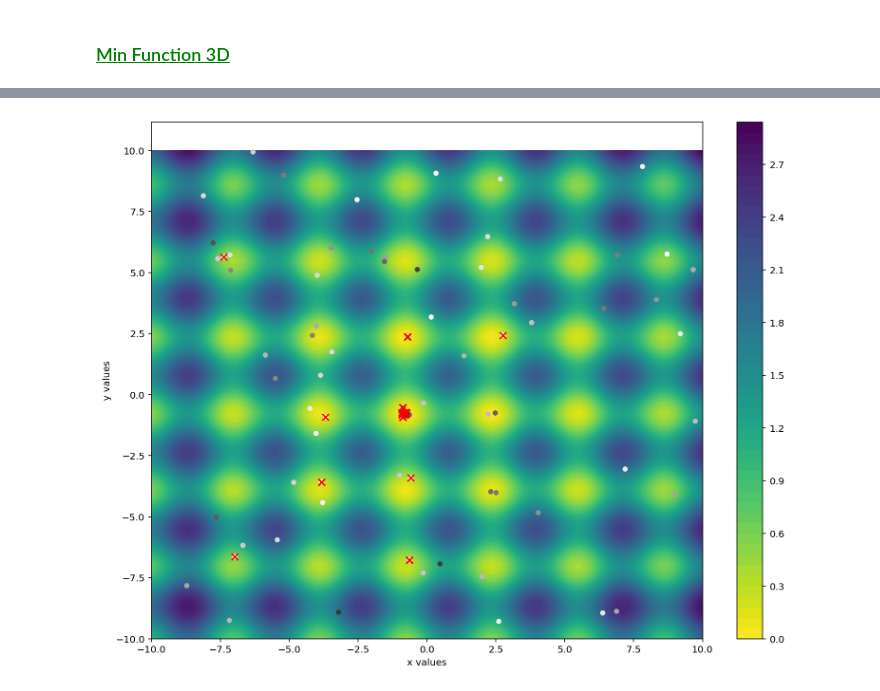
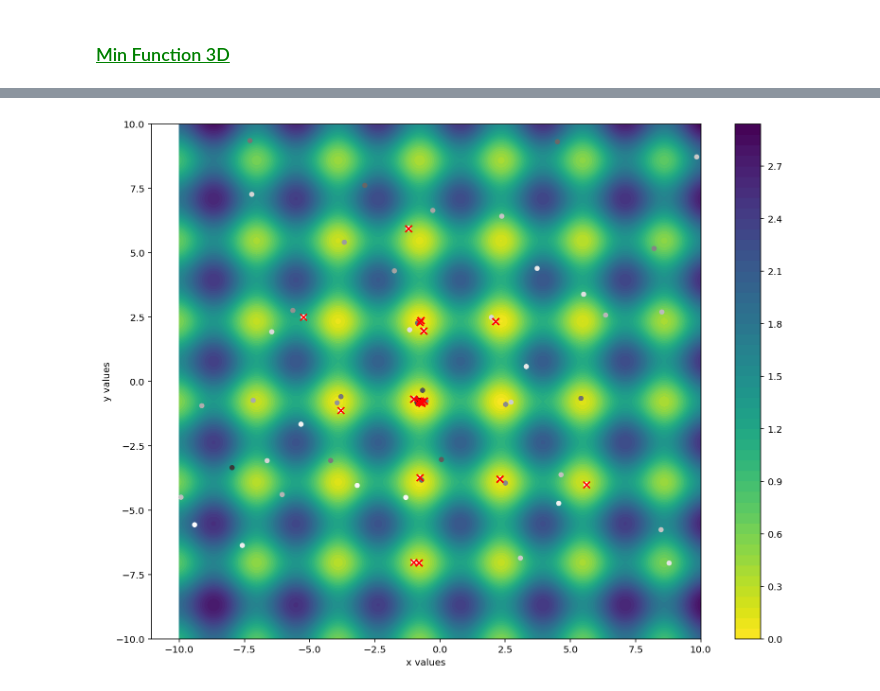
Before and after one commit to leobouraux/Pedestrian-Hub-Model-Optimization, a Jupyter notebook: src/main/python/Graphs LSA DSA.ipynb, the cells around one changed output, grey strips where cells are left out. Cells and saved outputs as stored; diff of their text form; code cells hidden in the pictures.

```diff
--- a/src/main/python/Graphs LSA DSA.ipynb
+++ b/src/main/python/Graphs LSA DSA.ipynb
@@ -91,6 +72,6 @@ drawPlotDSA(best_y, curr_y, temp, acceptance_pb, acc_best_sol, density, markov_l
 # %%
-path = "../java/SimulatedAnnealing/GraphData/DSA_MF3D_currXY.txt"
+path = "../java/SimulatedAnnealing/GraphData/DSA_MinFunction3D_currX.txt"
 best_x, curr_x, best_y, curr_y = processDataDSA_MF3D(path)
 drawSolutionDSAMF3D(curr_y, best_y, curr_x, best_x)
 # %% [output]
-[figure, old version]
+[figure, new version]
```
Also changed, not shown: parts of 11 cells of this notebook, 31 other files.
